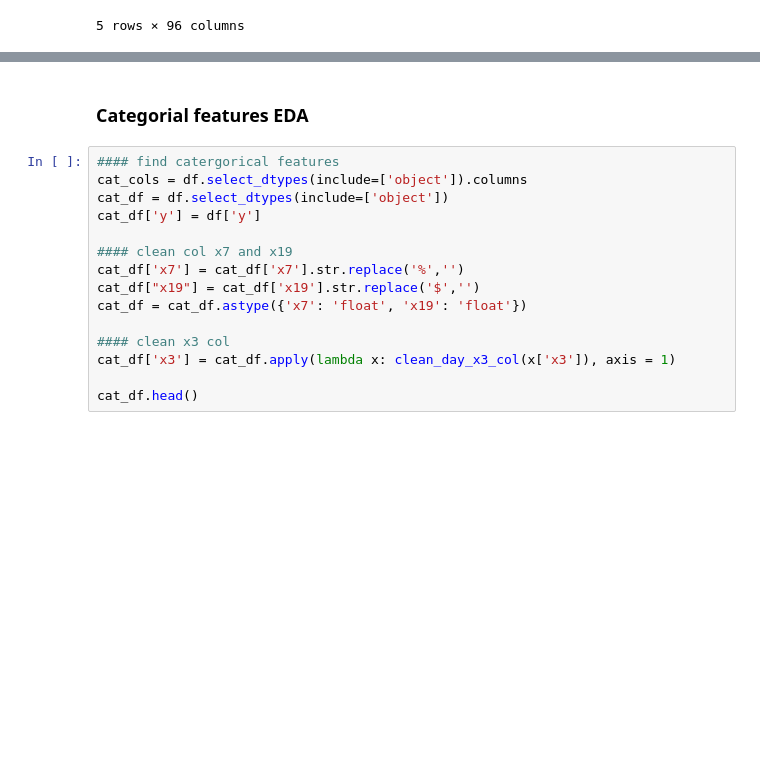
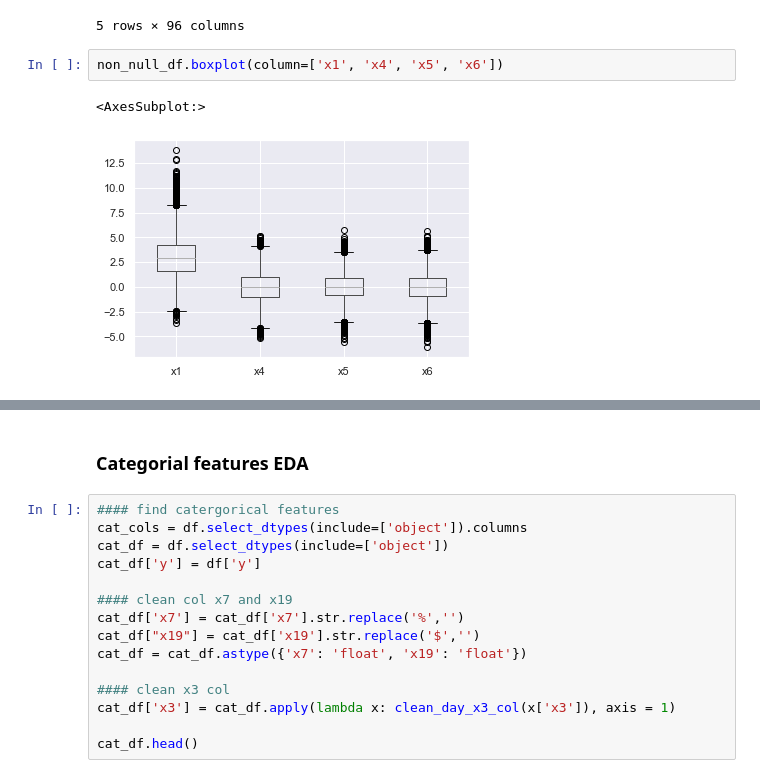
Before and after one commit to nghitrampham/data_assessments, a Jupyter notebook: statefarm/EDA.ipynb, the cells around one changed output, grey strips where cells are left out. Drawn from its saved outputs; the diff is of its cells as text; blank space fills up the shorter version.

```diff
--- a/statefarm/EDA.ipynb
+++ b/statefarm/EDA.ipynb
@@ -160,3 +135,8 @@ non_null_df.head()
 | 3 | 0 | 3.925235 | 19.901257 | Tuesday | 1.763602 | -0.251926 | -0.827461 | -0.0057% | -0.520756 | 1.825586 | ... | ... |
 | 4 | 0 | 2.868802 | 22.202473 | Sunday | 3.405119 | 0.083162 | 1.381504 | 0.0109% | -0.732739 | 2.151990 | ... | ... |
 5 rows × 96 columns
+# %%
+non_null_df.boxplot(column=['x1', 'x4', 'x5', 'x6'])
+# %% [output]
+<AxesSubplot:>
+[figure, added]
```
Also changed, not shown: parts of 4 cells of this notebook, 4 other files.
